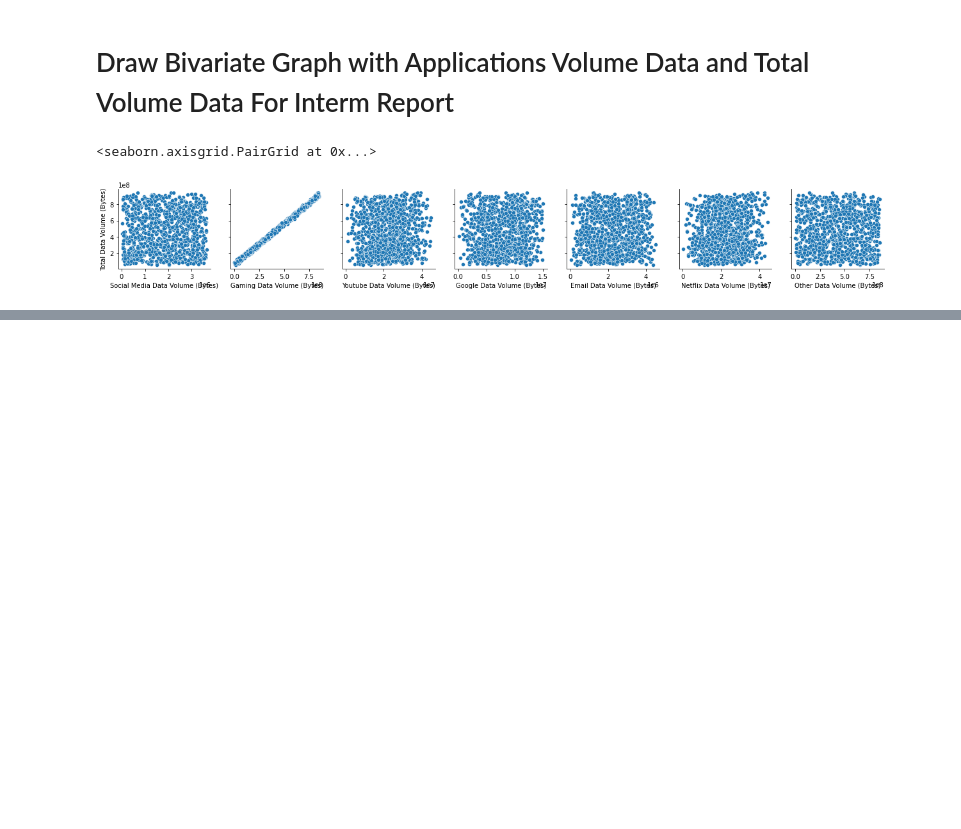
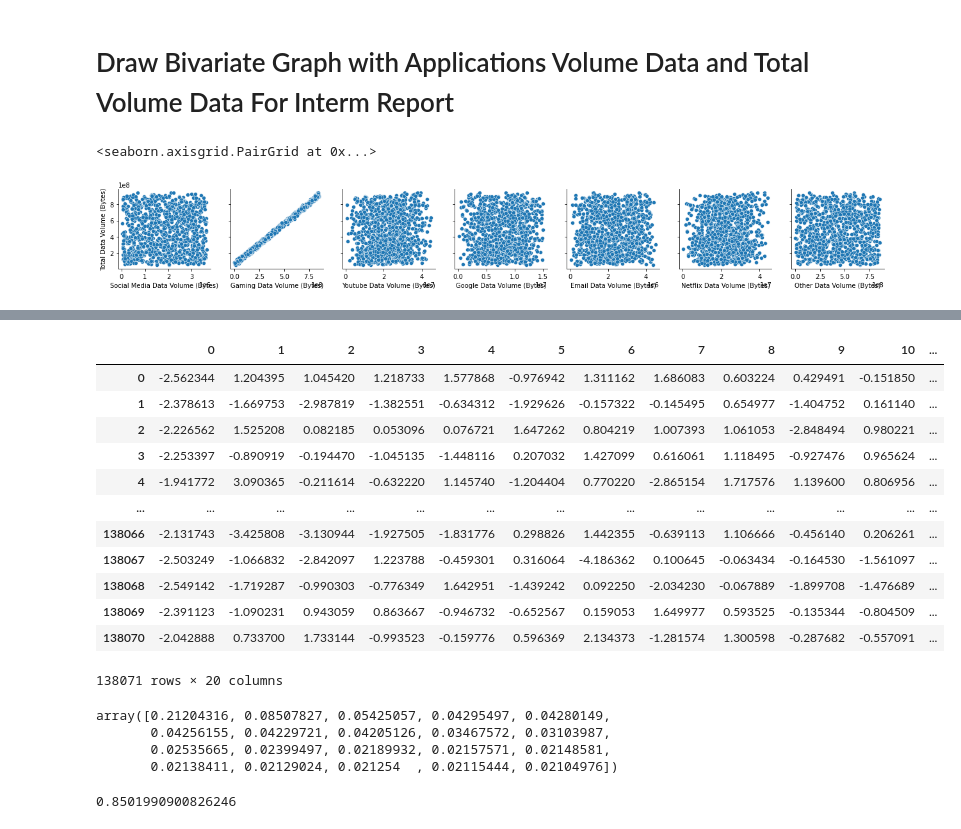
Before and after one commit to tesfayealex/Tellco-Data-Analysis, a Jupyter notebook: notebooks/User Overview Analysis.ipynb, the cells around one changed output, grey strips where cells are left out. Cells and saved outputs as stored; diff of their text form; code cells hidden in the pictures; blank space fills up the shorter version.

```diff
--- a/notebooks/User Overview Analysis.ipynb
+++ b/notebooks/User Overview Analysis.ipynb
@@ -296,6 +296,33 @@ x = StandardScaler().fit_transform(x)
 # %%
-from sklearn.decomposition import PCA
-pca = PCA(n_components=10)
+number = 20
+number_array = range(0,number)
+pca = PCA(n_components=number)
 principalComponents = pca.fit_transform(x)
 principalDf = pd.DataFrame(data = principalComponents
              , columns = number_array)
+principalDf
+# %% [output]
+|  | 0 | 1 | 2 | 3 | 4 | 5 | 6 | 7 | 8 | 9 | 10 | ... |
+| 0 | -2.562344 | 1.204395 | 1.045420 | 1.218733 | 1.577868 | -0.976942 | 1.311162 | 1.686083 | 0.603224 | 0.429491 | -0.151850 | ... |
+| 1 | -2.378613 | -1.669753 | -2.987819 | -1.382551 | -0.634312 | -1.929626 | -0.157322 | -0.145495 | 0.654977 | -1.404752 | 0.161140 | ... |
+| 2 | -2.226562 | 1.525208 | 0.082185 | 0.053096 | 0.076721 | 1.647262 | 0.804219 | 1.007393 | 1.061053 | -2.848494 | 0.980221 | ... |
+| 3 | -2.253397 | -0.890919 | -0.194470 | -1.045135 | -1.448116 | 0.207032 | 1.427099 | 0.616061 | 1.118495 | -0.927476 | 0.965624 | ... |
+| 4 | -1.941772 | 3.090365 | -0.211614 | -0.632220 | 1.145740 | -1.204404 | 0.770220 | -2.865154 | 1.717576 | 1.139600 | 0.806956 | ... |
+| ... | ... | ... | ... | ... | ... | ... | ... | ... | ... | ... | ... | ... |
+| 138066 | -2.131743 | -3.425808 | -3.130944 | -1.927505 | -1.831776 | 0.298826 | 1.442355 | -0.639113 | 1.106666 | -0.456140 | 0.206261 | ... |
+| 138067 | -2.503249 | -1.066832 | -2.842097 | 1.223788 | -0.459301 | 0.316064 | -4.186362 | 0.100645 | -0.063434 | -0.164530 | -1.561097 | ... |
+| 138068 | -2.549142 | -1.719287 | -0.990303 | -0.776349 | 1.642951 | -1.439242 | 0.092250 | -2.034230 | -0.067889 | -1.899708 | -1.476689 | ... |
+| 138069 | -2.391123 | -1.090231 | 0.943059 | 0.863667 | -0.946732 | -0.652567 | 0.159053 | 1.649977 | 0.593525 | -0.135344 | -0.804509 | ... |
+| 138070 | -2.042888 | 0.733700 | 1.733144 | -0.993523 | -0.159776 | 0.596369 | 2.134373 | -1.281574 | 1.300598 | -0.287682 | -0.557091 | ... |
+138071 rows × 20 columns
+# %%
+pca.explained_variance_ratio_
+# %% [output]
+array([0.21204316, 0.08507827, 0.05425057, 0.04295497, 0.04280149,
+       0.04256155, 0.04229721, 0.04205126, 0.03467572, 0.03103987,
+       0.02535665, 0.02399497, 0.02189932, 0.02157571, 0.02148581,
+       0.02138411, 0.02129024, 0.021254  , 0.02115444, 0.02104976])
+# %%
+pca.explained_variance_ratio_.sum()
+# %% [output]
+0.8501990900826246
```
Also changed, not shown: parts of 12 cells of this notebook, 5 other files.
